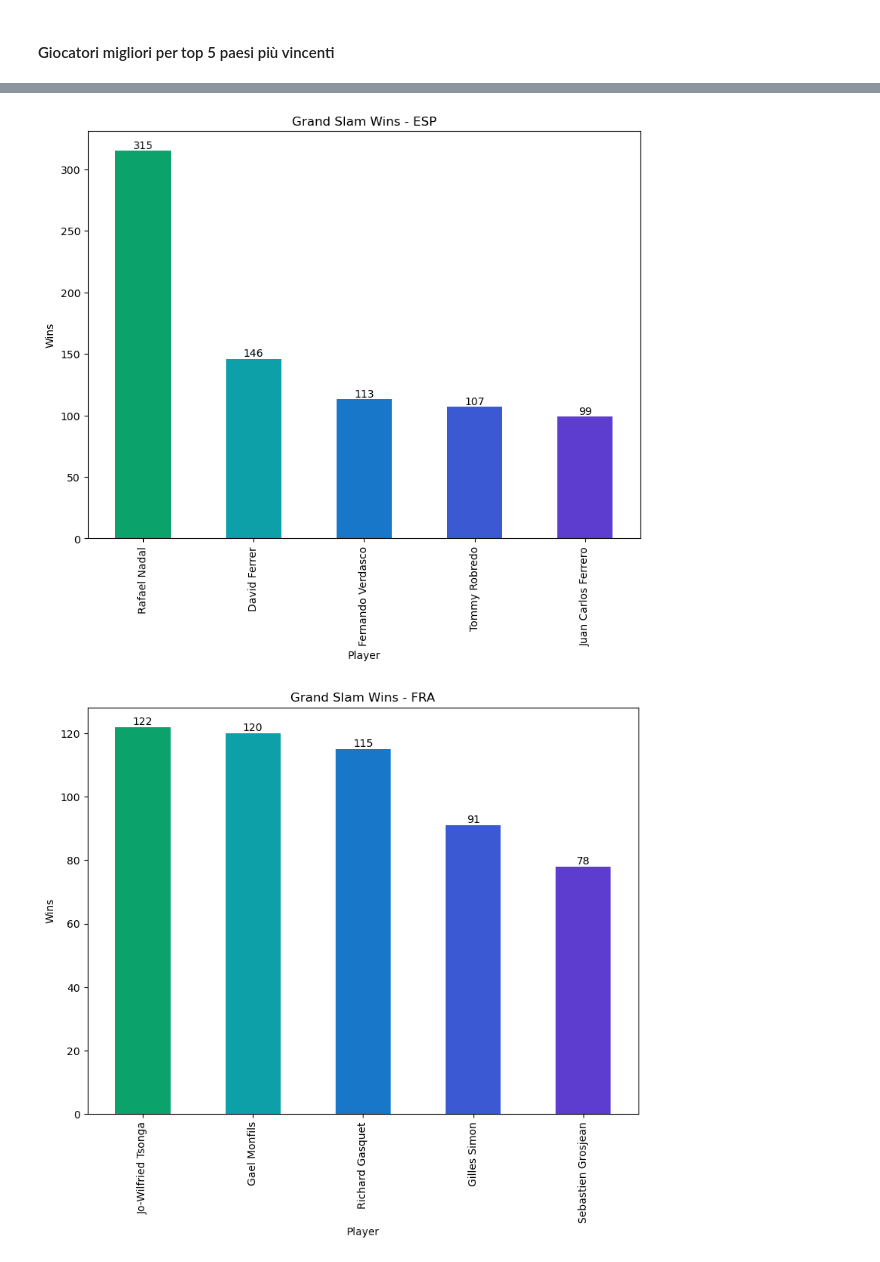
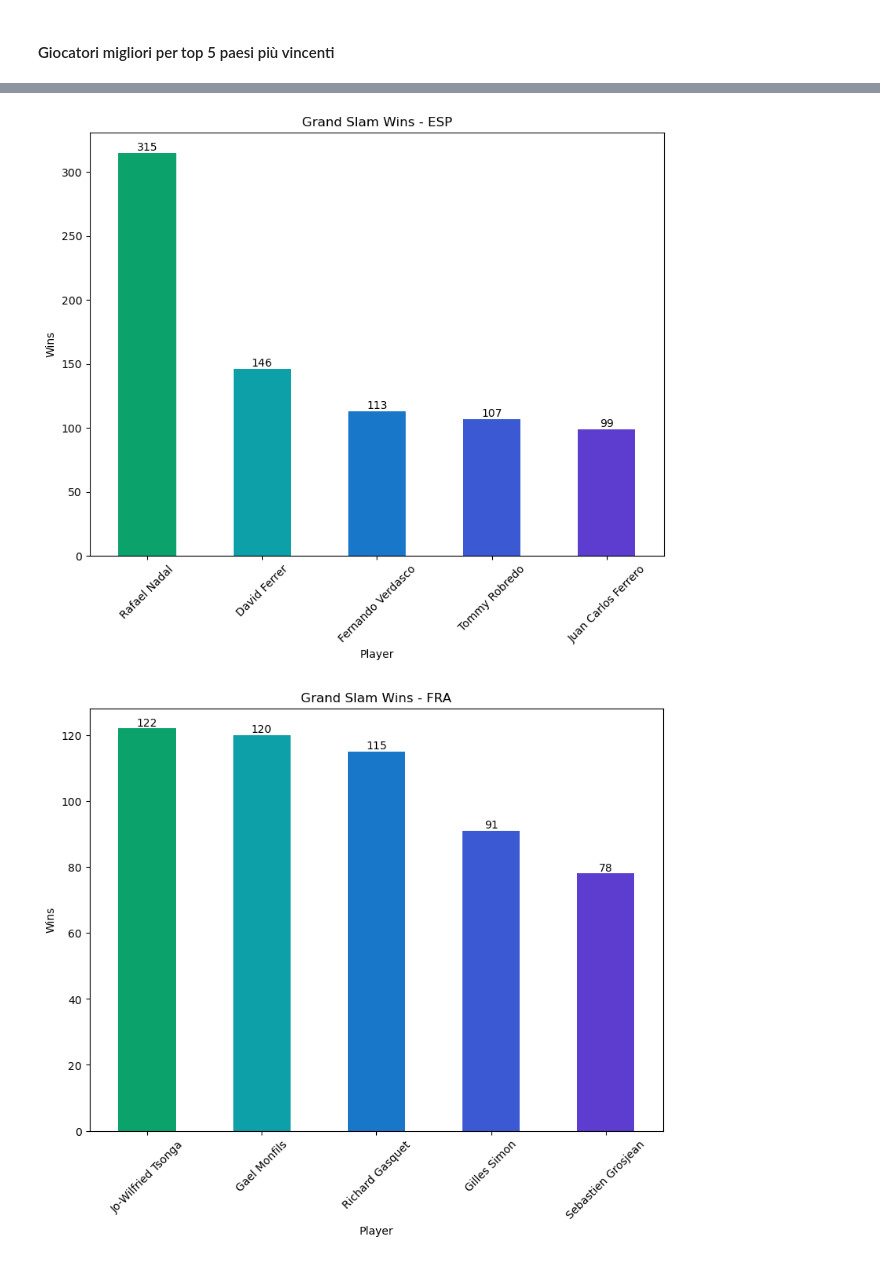
Before and after one commit to yasemitee/SciVIs, a Jupyter notebook: country.ipynb, the cells around one changed output, grey strips where cells are left out. Cells and saved outputs as stored; diff of their text form; code cells hidden in the pictures.

```diff
--- a/country.ipynb
+++ b/country.ipynb
@@ -59,7 +61,6 @@ esp = atp_matches[['winner_ioc', 'tourney_level', 'winner_name']]
 esp = esp[(esp['winner_ioc'] == 'ESP') & (esp['tourney_level'] == 'G')]
 count_esp = esp['winner_name'].value_counts()
 
-# grafico a barre di count_esp dei migliori 5 giocatori
 plt.figure(figsize=(100, 7))
 plt.subplot(1,9,1)
 plt1 = count_esp[:5].plot(kind='bar', color=colors)
@@ -68,25 +69,30 @@ plt1.set(xlabel = 'Player', ylabel='Wins')
 
 for i in range(len(count_esp[:5])):
     plt.text(i, count_esp[i], count_esp[i], ha = 'center', va = 'bottom')
+
+plt.xticks(rotation=45)
+plt.show()
 # %% [output]
-[figure, old version]
+[figure, new version]
 # %%
 fra = atp_matches[['winner_ioc', 'tourney_level', 'winner_name']]
 fra = fra[(fra['winner_ioc'] == 'FRA') & (fra['tourney_level'] == 'G')]
 count_fra = fra['winner_name'].value_counts()
 
-# grafico a barre di count_fra dei migliori 5 giocatori
 plt.figure(figsize=(100, 7))
 plt.subplot(1,9,1)
 plt1 = count_fra[:5].plot(kind='bar', color=colors)
 plt.title('Grand Slam Wins - FRA')
 plt1.set(xlabel = 'Player', ylabel='Wins')
 
 
 for i in range(len(count_fra[:5])):
     plt.text(i, count_fra[i], count_fra[i], ha = 'center', va = 'bottom')
+
+plt.xticks(rotation=45)
+plt.show()
 # %% [output]
-[figure, old version]
+[figure, new version]
 # %%
 ger = atp_matches[['winner_ioc', 'tourney_level', 'winner_name']]
 ger = ger[(ger['winner_ioc'] == 'GER') & (ger['tourney_level'] == 'G')]
```
Also changed, not shown: parts of 4 cells of this notebook, 4 other files.
